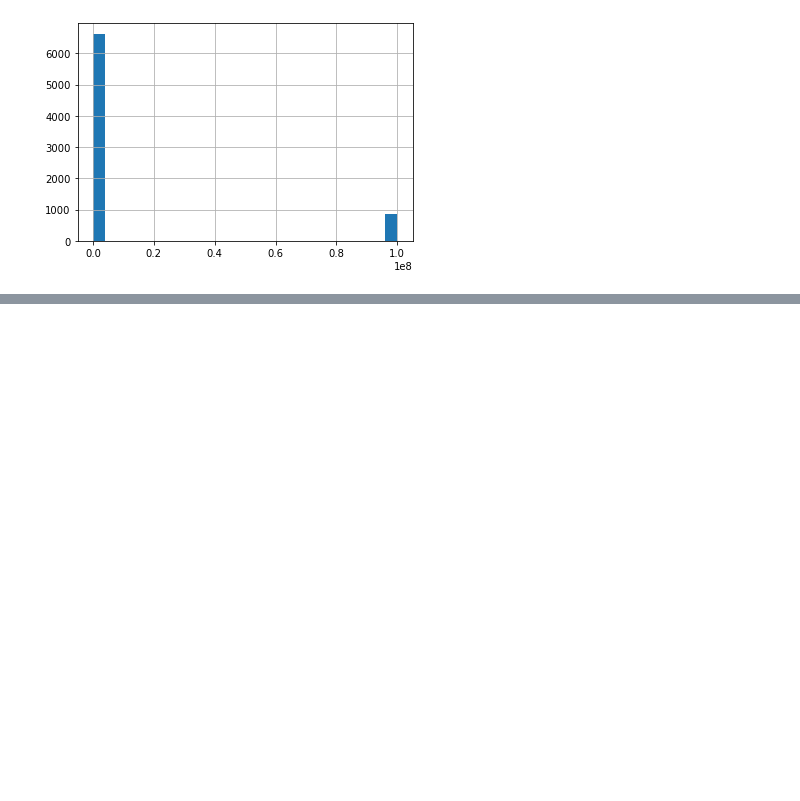
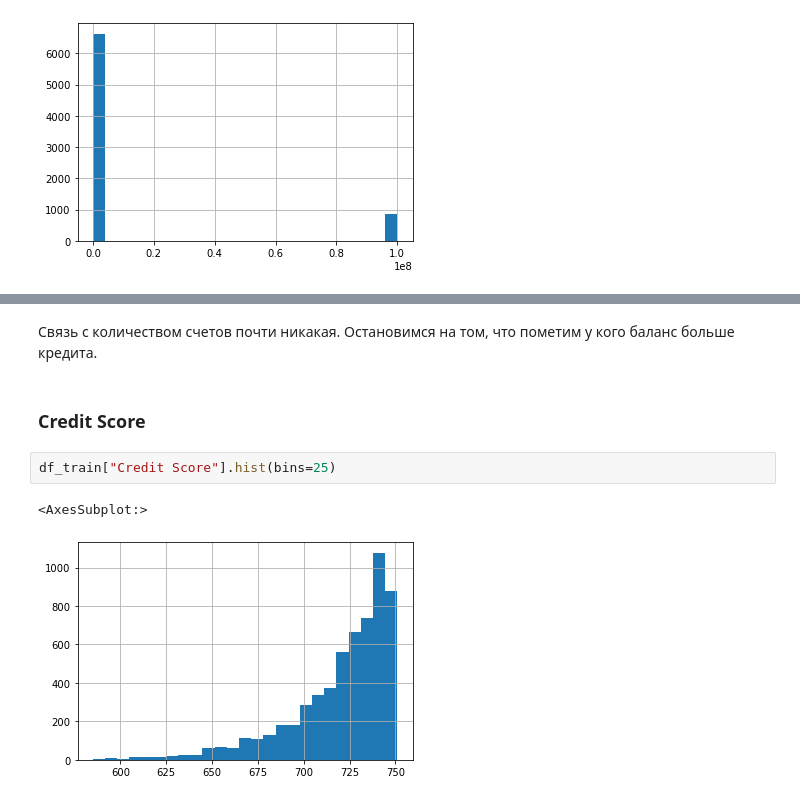
Before and after one commit to IvanKurkov/DS_Libs, a Jupyter notebook: CW_2/IKurkov_solution.ipynb, the cells around one changed output, grey strips where cells are left out. Drawn from its saved outputs; the diff is of its cells as text; blank space fills up the shorter version.

```diff
--- a/CW_2/IKurkov_solution.ipynb
+++ b/CW_2/IKurkov_solution.ipynb
@@ -173,0 +191,9 @@ df_train.loc[df_train['Current Loan Amount'] != 99999999]
+# %% [markdown]
+Связь с количеством счетов почти никакая. Остановимся на том, что пометим у кого баланс больше кредита.
+# %% [markdown]
+### Credit Score
+# %%
+df_train["Credit Score"].hist(bins=25)
+# %% [output]
+<AxesSubplot:>
+[figure, added]
```
Also changed, not shown: parts of 16 cells of this notebook.
